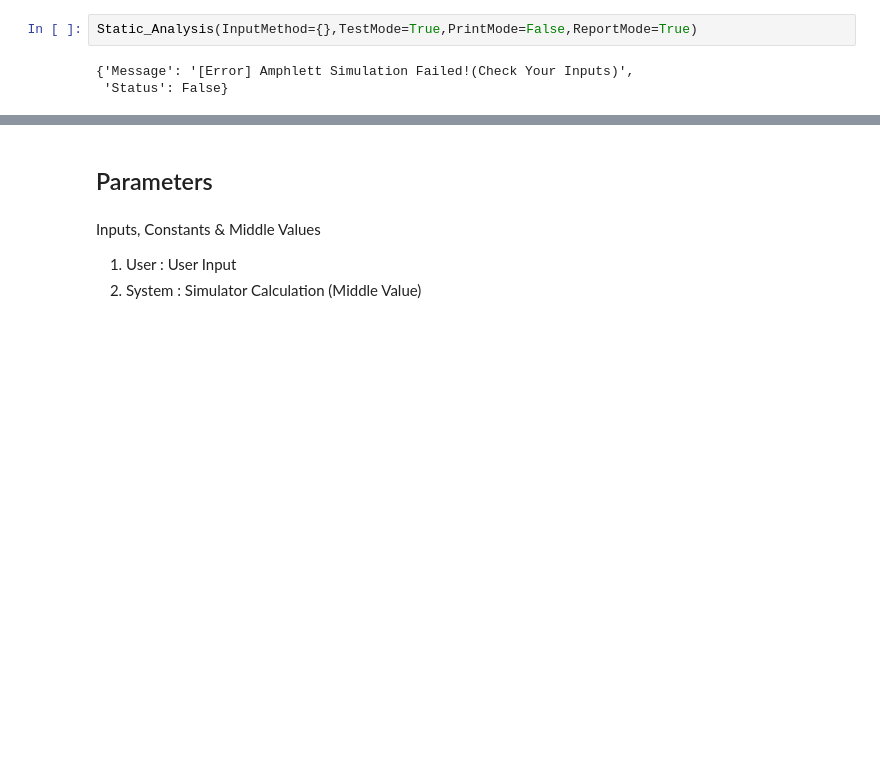
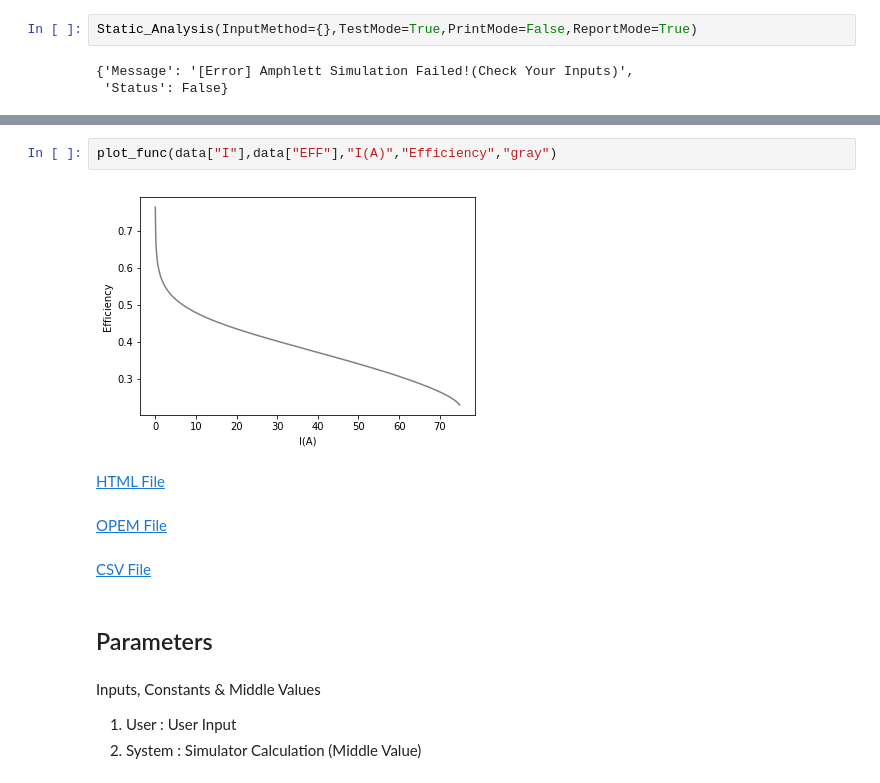
Before and after one commit to ECSIM/opem, a Jupyter notebook: Documents/Amphlett.ipynb, the cells around one changed output, grey strips where cells are left out. Saved outputs shown, nothing was run; the diff lists cells and outputs as text; blank space fills up the shorter version.

```diff
--- a/Documents/Amphlett.ipynb
+++ b/Documents/Amphlett.ipynb
@@ -322,3 +354,13 @@ Static_Analysis(InputMethod={},TestMode=True,PrintMode=False,ReportMode=True)
+# %%
+plot_func(data["I"],data["EFF"],"I(A)","Efficiency","gray")
+# %% [output]
+[figure, added]
+# %% [markdown]
+<a href="Amphlett/Amphlett_Test.html">HTML File</a>
+# %% [markdown]
+<a href="Amphlett/Amphlett_Test.opem">OPEM File</a>
+# %% [markdown]
+<a href="Amphlett/Amphlett_Test.csv">CSV File</a>
 # %% [markdown]
 ## Parameters
 # %% [markdown]
```
Also changed, not shown: parts of 9 cells of this notebook, 3 other files.
